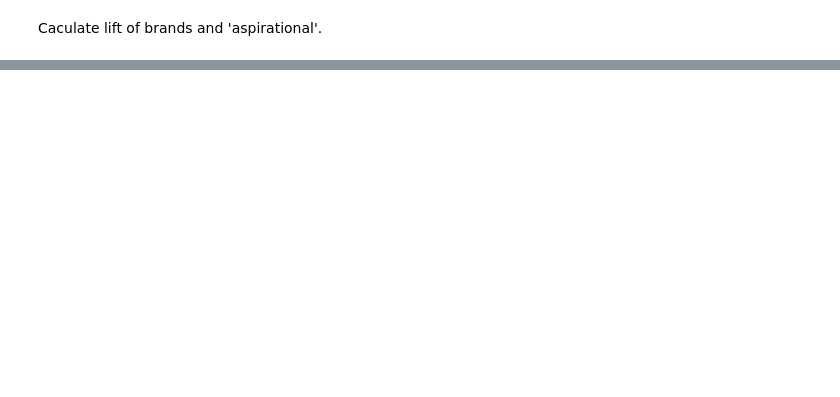
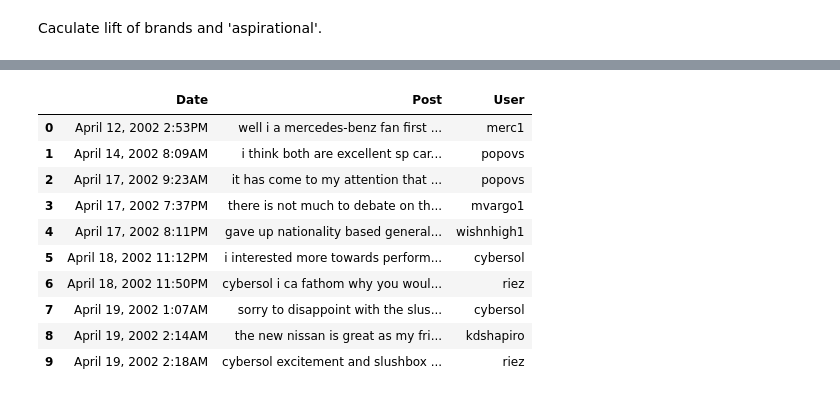
Before and after one commit to JDallasGriffin/SocialMediaAnalytics, a Jupyter notebook: Assignment 1/HW1_Part3.ipynb, the cells around one changed output, grey strips where cells are left out. Drawn from its saved outputs; the diff is of its cells as text; code cells hidden in the pictures; blank space fills up the shorter version.

```diff
--- a/Assignment 1/HW1_Part3.ipynb
+++ b/Assignment 1/HW1_Part3.ipynb
@@ -603,0 +633,4 @@ Replace aspirational terms with 'aspirational'.
+# %%
+# Set aspirational words / phrases
+aspirational_words=['wish','dream','hope']
+aspirational_phrases=['would like','one day','hope to','test drive','saving up']
@@ -607,0 +813,19 @@ Which is the most aspirational brand, and what are the business implications for
+# %%
+# Run replacement function
+replaced_posts=convert_posts(edmunds_new['Post'])
+# %%
+edmunds_new['Post']=replaced_posts
+# %%
+edmunds_new.head(10)
+# %% [output]
+|  | Date | Post | User |
+| 0 | April 12, 2002 2:53PM | well i a mercedes-benz fan first ... | merc1 |
+| 1 | April 14, 2002 8:09AM | i think both are excellent sp car... | popovs |
+| 2 | April 17, 2002 9:23AM | it has come to my attention that ... | popovs |
+| 3 | April 17, 2002 7:37PM | there is not much to debate on th... | mvargo1 |
+| 4 | April 17, 2002 8:11PM | gave up nationality based general... | wishnhigh1 |
+| 5 | April 18, 2002 11:12PM | i interested more towards perform... | cybersol |
+| 6 | April 18, 2002 11:50PM | cybersol i ca fathom why you woul... | riez |
+| 7 | April 19, 2002 1:07AM | sorry to disappoint with the slus... | cybersol |
+| 8 | April 19, 2002 2:14AM | the new nissan is great as my fri... | kdshapiro |
+| 9 | April 19, 2002 2:18AM | cybersol excitement and slushbox ... | riez |
```
Also changed, not shown: parts of 29 cells of this notebook, 2 other files.
